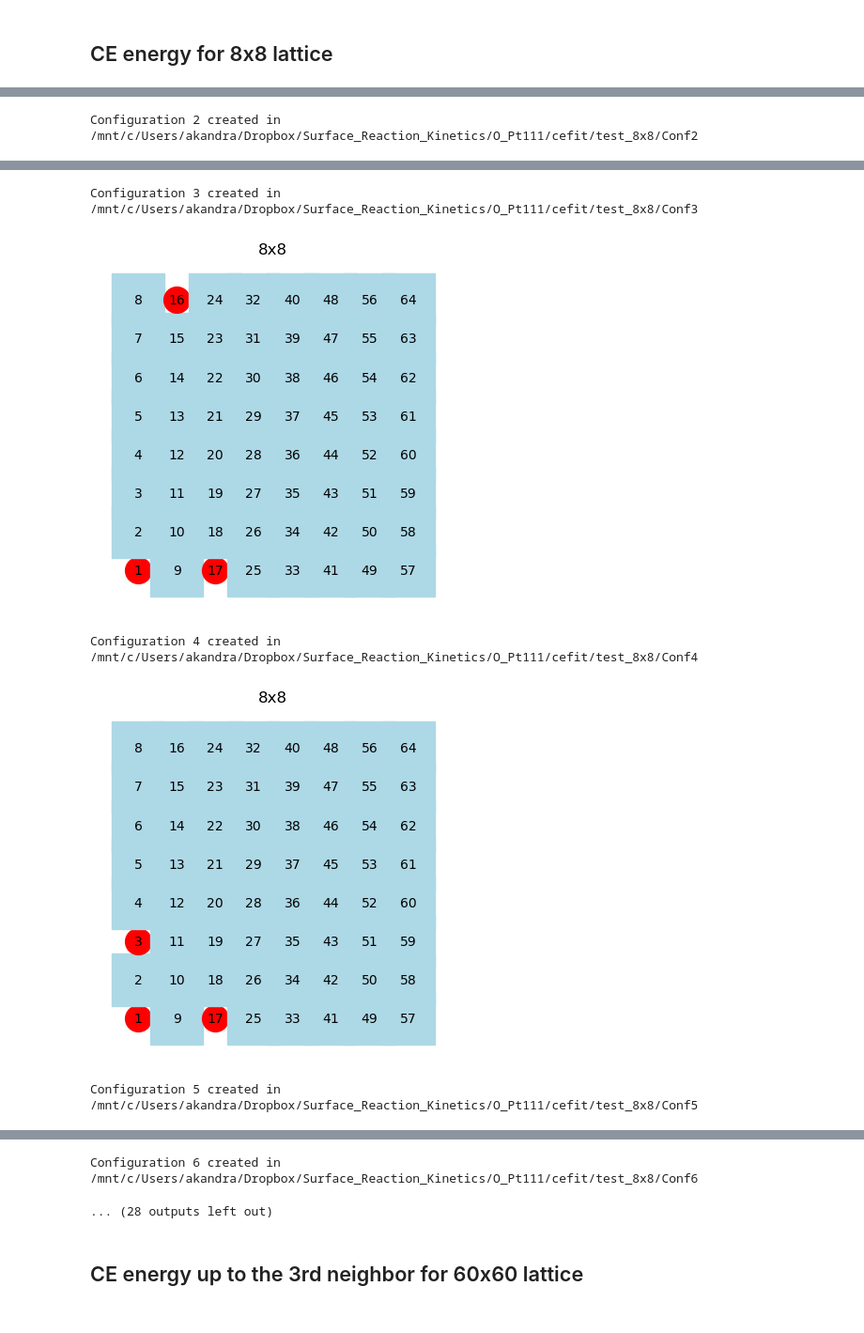
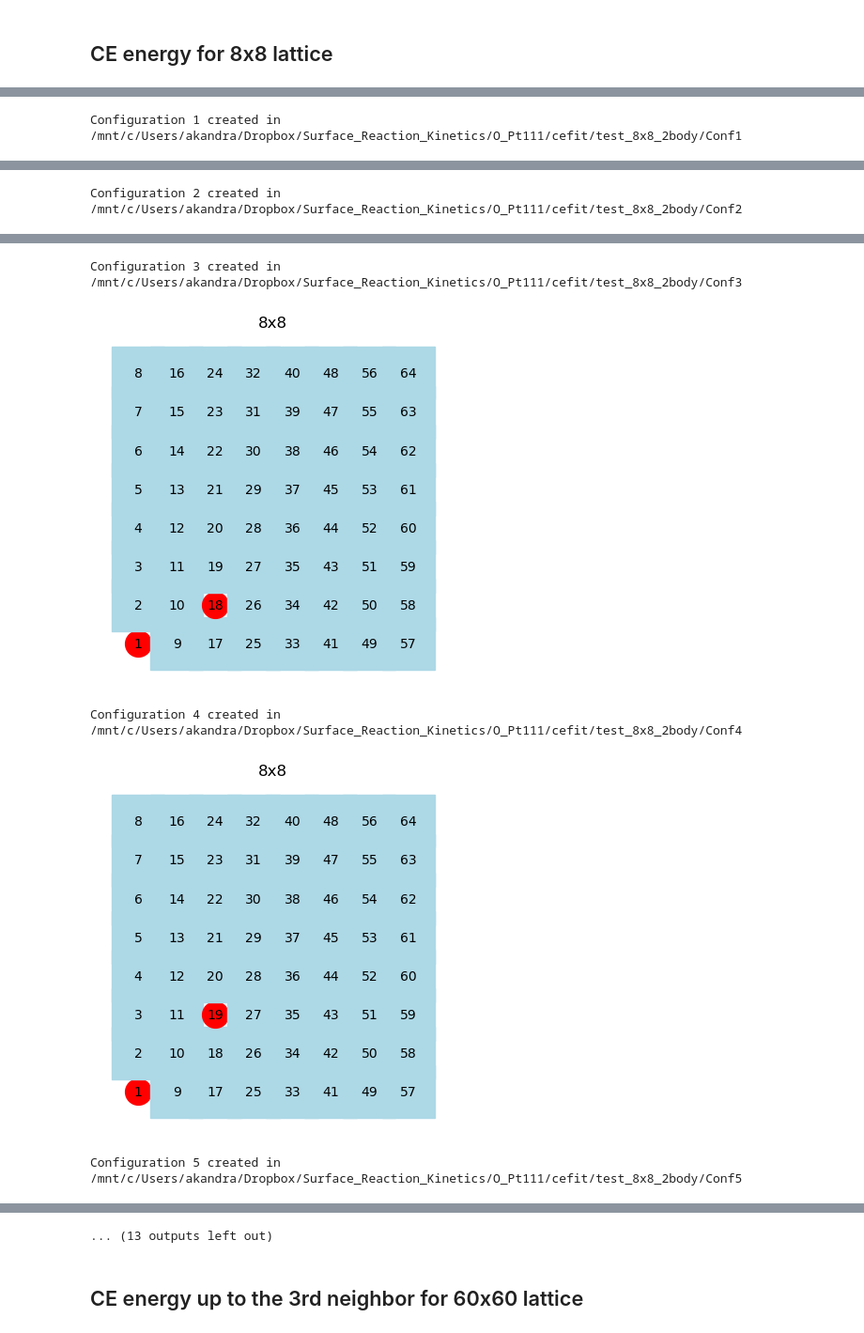
Before and after one commit to akandra/O_Pt111, a Jupyter notebook: O_Pt111-ce_fit.ipynb, the cells around one changed output, grey strips where cells are left out. Shown at 94% size. Drawn from its saved outputs; the diff is of its cells as text; code cells hidden in the pictures.

```diff
--- a/O_Pt111-ce_fit.ipynb
+++ b/O_Pt111-ce_fit.ipynb
@@ -15,7 +23,7 @@ zacros3_path = Path("/home/akandra/zacros/zacros_3.03/build_std")
 path_to_Dropbox = Path("/mnt/c/Users/akandra/Dropbox/")
 path_to_data = path_to_Dropbox / "Surface_Reaction_Kinetics/O_Pt111/"
 
-df = get_dft_data(Path(path_to_data / "DFT_data"))
+df = zf.get_dft_data(Path(path_to_data / "DFT_data"))
 
 dfsel = df[(df['functional']=='RPBE') &
            (df['system']=='Pt(111)')]
@@ -37,9 +178,9 @@ Eref = -5.7913 eV
 cefit_dir = path_to_data / "cefit"
 cefit_dir.mkdir(exist_ok=True)
 
-wdir = cefit_dir / "test_8x8"
+wdir = cefit_dir / "test_8x8_2body"
 try:
-    Path(wdir).mkdir(exist_ok= (wdir.name !=  "test_3n3b_60x60"))
+    Path(wdir).mkdir(exist_ok= False)
 
 except FileExistsError:
     print(f"Directory {wdir} already exists. Please remove it or choose a different name.")
@@ -47,7 +188,7 @@ except FileExistsError:
 
 # DFT data
 dfz = dfsel[(dfsel['cell_size']=='8x8') & (dfsel['kpoints']=='kp221')
-                   #&(dfsel['adsorbates'].apply(lambda x: len(x)==1))
+                   &(dfsel['adsorbates'].apply(lambda x: len(x)<3))
                   ].iloc[:]
 #ids = [75]
 #dfz = dfsel.loc[ids]
@@ -61,7 +202,7 @@ Ny_lat = 8
 shell_list = [0,1,2,3,4,5,6,7,8,9]
 
 # Produce the fit
-E_form, E_fit = produce_fit(wdir, dfz, Nx_lat, Ny_lat, shell_list, Eref, show=True)
+E_form, E_fit = zf.produce_fit(wdir, dfz, Nx_lat, Ny_lat, shell_list, Eref, zacros_path, show=True)
 # Get the fit results
-cl_names, cl_energies, cl_multiplicity = get_cefit_output(wdir)
+cl_names, cl_energies, cl_multiplicity = zf.get_cefit_output(wdir)
 # %% [output]
@@ -86,8 +222,9 @@ Configuration 1 created in /mnt/c/Users/akandra/Dropbox/Surface_Reaction_Kinetic
+Configuration 1 created in /mnt/c/Users/akandra/Dropbox/Surface_Reaction_Kinetics/O_Pt111/cefit/test_8x8_2body/Conf1
 [figure]
-Configuration 2 created in /mnt/c/Users/akandra/Dropbox/Surface_Reaction_Kinetics/O_Pt111/cefit/test_8x8/Conf2
+Configuration 2 created in /mnt/c/Users/akandra/Dropbox/Surface_Reaction_Kinetics/O_Pt111/cefit/test_8x8_2body/Conf2
 [figure]
-Configuration 3 created in /mnt/c/Users/akandra/Dropbox/Surface_Reaction_Kinetics/O_Pt111/cefit/test_8x8/Conf3
+Configuration 3 created in /mnt/c/Users/akandra/Dropbox/Surface_Reaction_Kinetics/O_Pt111/cefit/test_8x8_2body/Conf3
-[figure, old version]
+[figure, new version]
-Configuration 4 created in /mnt/c/Users/akandra/Dropbox/Surface_Reaction_Kinetics/O_Pt111/cefit/test_8x8/Conf4
+Configuration 4 created in /mnt/c/Users/akandra/Dropbox/Surface_Reaction_Kinetics/O_Pt111/cefit/test_8x8_2body/Conf4
-[figure, old version]
+[figure, new version]
-Configuration 5 created in /mnt/c/Users/akandra/Dropbox/Surface_Reaction_Kinetics/O_Pt111/cefit/test_8x8/Conf5
+Configuration 5 created in /mnt/c/Users/akandra/Dropbox/Surface_Reaction_Kinetics/O_Pt111/cefit/test_8x8_2body/Conf5
@@ -95,5 +232,4 @@ Configuration 5 created in /mnt/c/Users/akandra/Dropbox/Surface_Reaction_Kinetic
-Configuration 6 created in /mnt/c/Users/akandra/Dropbox/Surface_Reaction_Kinetics/O_Pt111/cefit/test_8x8/Conf6
-... (28 outputs left out)
+... (13 outputs left out)
 # %% [markdown]
 ## CE energy up to the 3rd neighbor for 60x60 lattice
 # %%
```
Also changed, not shown: parts of 10 cells of this notebook, 2 other files.
